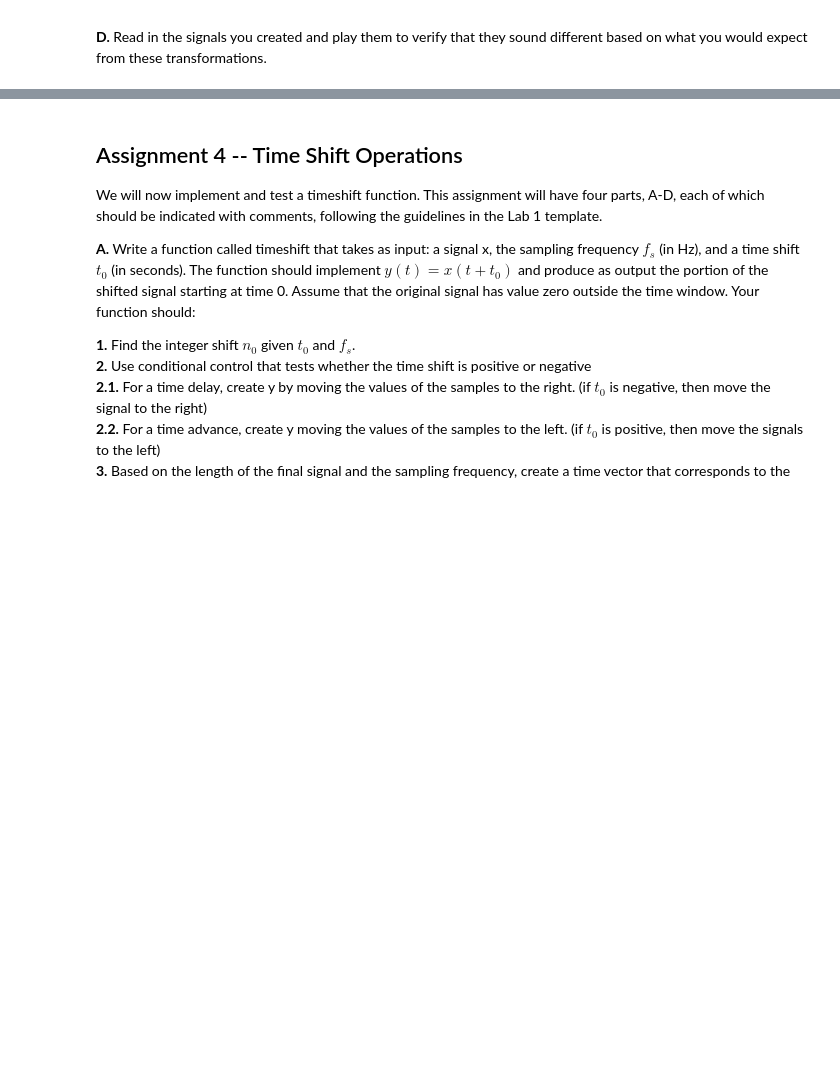
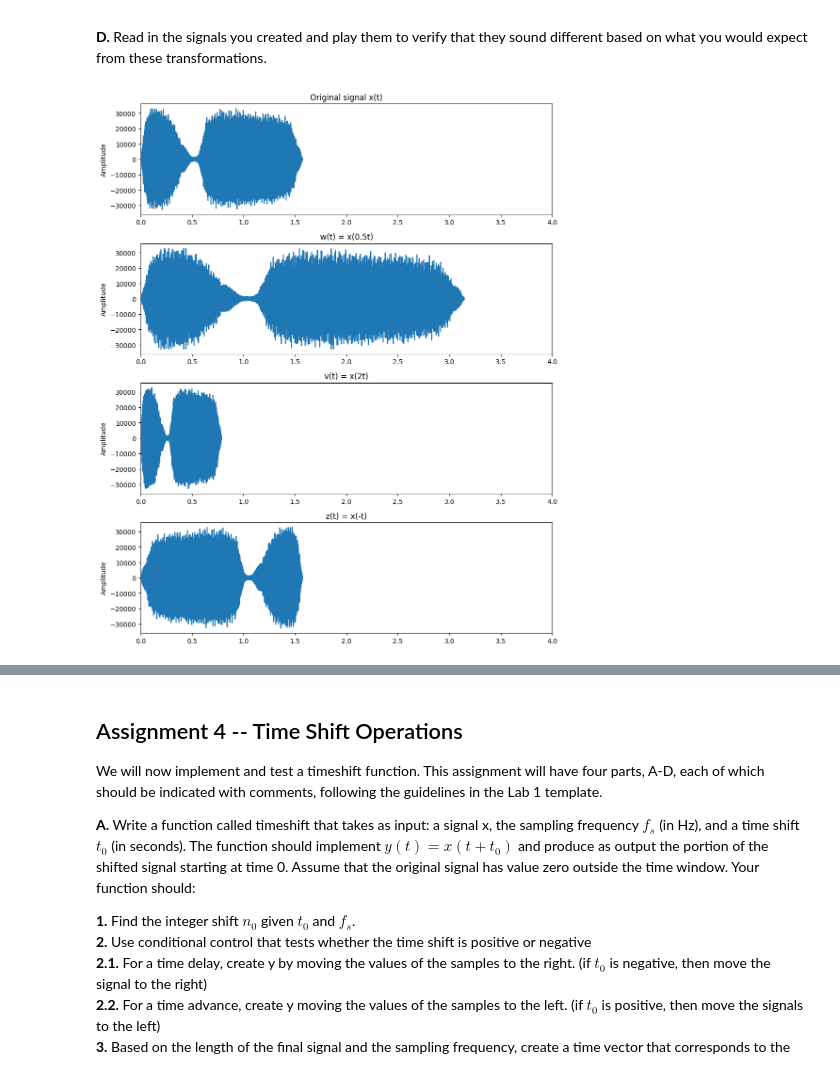
Before and after one commit to BanBot-2/EE-242-A-E-, a Jupyter notebook: Labs/Lab 1b/Lab1B_Aaron_Yehoshua_Ben.ipynb, the cells around one changed output, grey strips where cells are left out. Drawn from its saved outputs; the diff is of its cells as text; code cells hidden in the pictures; blank space fills up the shorter version.

```diff
--- a/Labs/Lab 1b/Lab1B_Aaron_Yehoshua_Ben.ipynb
+++ b/Labs/Lab 1b/Lab1B_Aaron_Yehoshua_Ben.ipynb
@@ -80,0 +63,71 @@ def timescale(x, fs, a):
+# %%
+##########################################################################################
+# PART A
+##########################################################################################
+
+# Read the train.wav file
+fs_x, x = wav.read("train32.wav")
+
+##########################################################################################
+# PART B
+##########################################################################################
+
+# Apply the timescale function with a=0.5 and a=2 on x(t) to create w(t) and v(t)
+w, t_w = timescale(x, fs_x, 0.5)
+v, t_v = timescale(x, fs_x, 2.0)
+
+# Reverse the original signal x1(t) to get z(t)
+z = np.flip(x, axis=0)
+fs_z = fs_x
+
+# Save all of them to slow.wav, fast.wav and reverse.wav respectively
+wav.write('slow.wav', fs_x, w.astype(np.int16))
+wav.write('fast.wav', fs_x, v.astype(np.int16))
+wav.write('reverse.wav', fs_x, z.astype(np.int16))
+
+##########################################################################################
+# PART C
+##########################################################################################
+
+# Plot the figures in a proper manner
+fig, axs = plt.subplots(4, 1, figsize=(10, 12))
+
+# Plot the original signal.
+axs[0].plot(np.arange(len(x))/fs_x, x)
+axs[0].set_title('Original signal x(t)')
+axs[0].set_ylabel('Amplitude')
+axs[0].set_xlim(0, 4)
+
+# Plot the w(t) signal.
+axs[1].plot(t_w, w)
+axs[1].set_title('w(t) = x(0.5t)')
+axs[1].set_ylabel('Amplitude')
+axs[1].set_xlim(0, 4)
+
+# Plot the v(t) signal.
+axs[2].plot(t_v, v)
+axs[2].set_title('v(t) = x(2t)')
+axs[2].set_ylabel('Amplitude')
+axs[2].set_xlim(0, 4)
+
+# Plot the z(t) signal.
+axs[3].plot(np.arange(len(z))/fs_z, z)
+axs[3].set_title('z(t) = x(-t)')
+axs[3].set_ylabel('Amplitude')
+axs[3].set_xlim(0, 4)
+
+# Organize layout of the plots.
+plt.tight_layout()
+plt.show()
+
+##########################################################################################
+# PART D
+##########################################################################################
+
+# Read and play the four files using IPython package as before.
+display(Audio(x, rate = fs_x))
+display(Audio(w, rate = fs_x))
+display(Audio(v, rate = fs_x))
+display(Audio(z, rate = fs_x))
+# %% [output]
+[figure, added]
```
Also changed, not shown: parts of 10 cells of this notebook, 3 other files.
